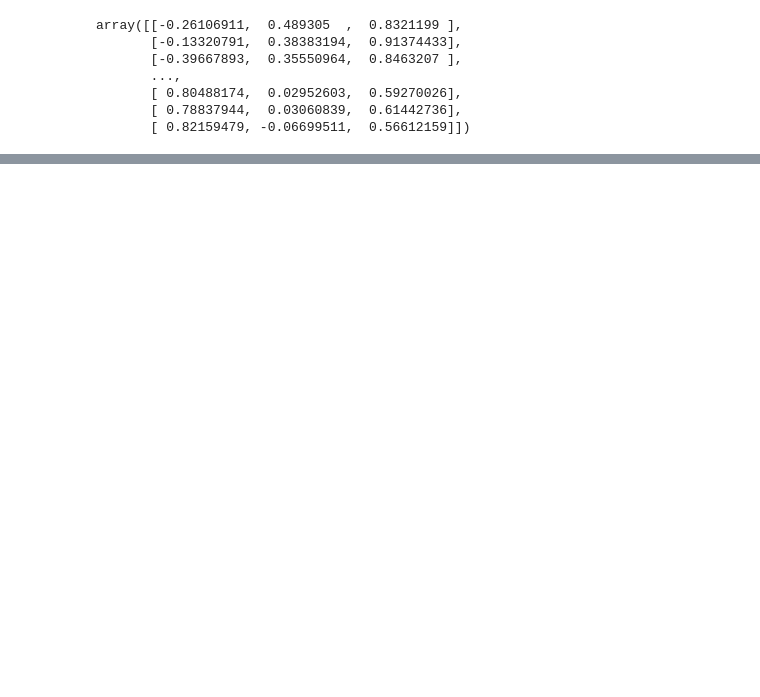
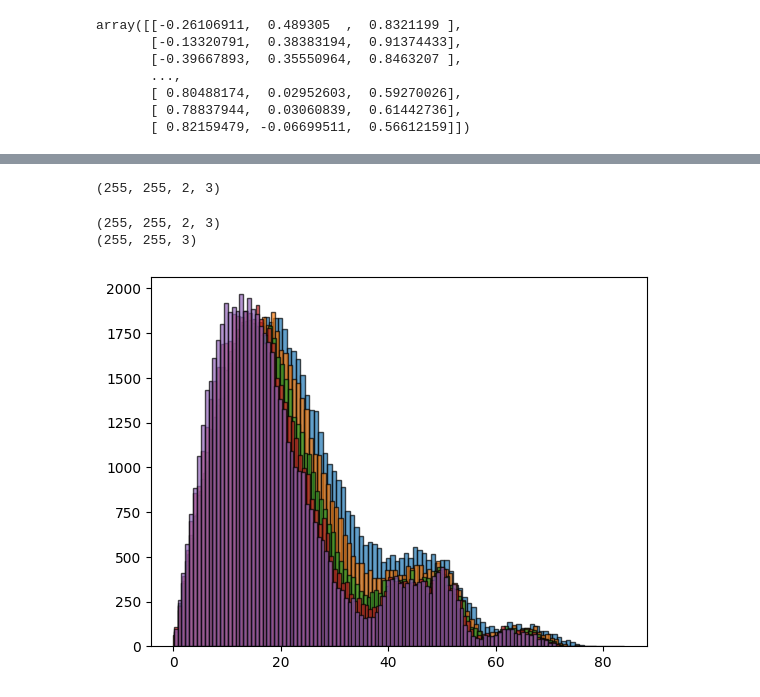
Before and after one commit to xdshiro/ray_tracing, a Jupyter notebook: roughness/roughness_study_v1.ipynb, the cells around one changed output, grey strips where cells are left out. Saved outputs shown, nothing was run; the diff lists cells and outputs as text; code cells hidden in the pictures; blank space fills up the shorter version.

```diff
--- a/roughness/roughness_study_v1.ipynb
+++ b/roughness/roughness_study_v1.ipynb
@@ -96,0 +177,5 @@ vertices_test = surface2['vertex'].data
+# %%
+normals_triangles_2D = normals_triangles(Z)
+print(normals_triangles_2D.shape)
+# %% [output]
+(255, 255, 2, 3)
@@ -96,0 +210,44 @@ vertices_test = surface2['vertex'].data
+# %%
+normals_triangles_2D = normals_triangles_fast(Z)
+print(normals_triangles_2D.shape)
+# print(normals_triangles_2D)
+normals_avg = avg_pooling_vector(normals_triangles_2D, size=1, stride=1)
+normals_avg2 = avg_pooling_vector(normals_triangles_2D, size=2, stride=1)
+normals_avg3 = avg_pooling_vector(normals_triangles_2D, size=3, stride=1)
+normals_avg4 = avg_pooling_vector(normals_triangles_2D, size=4, stride=1)
+normals_avg5 = avg_pooling_vector(normals_triangles_2D, size=5, stride=1)
+normals_avg6 = avg_pooling_vector(normals_triangles_2D, size=5, stride=1)
+normals_avg20 = avg_pooling_vector(normals_triangles_2D, size=20, stride=1)
+# print(normals_avg)
+print(normals_avg.shape)
+# %% [output]
+(255, 255, 2, 3)
+(255, 255, 3)
+# %%
+def find_angles_degree(normals):
+    z_norm = (0, 0, -1)
+    dot_products = np.dot(normals, z_norm)
+    cosine_angles = dot_products
+    angles_radians = np.arccos(np.clip(cosine_angles, -1.0, 1.0))
+    angles_degrees = np.degrees(angles_radians)
+    return angles_degrees
+# %%
+angles_avg1 = find_angles_degree(normals_avg)
+angles_avg2 = find_angles_degree(normals_avg2)
+angles_avg3 = find_angles_degree(normals_avg3)
+angles_avg4 = find_angles_degree(normals_avg4)
+angles_avg5 = find_angles_degree(normals_avg5)
+angles_avg6 = find_angles_degree(normals_avg6)
+angles_avg20 = find_angles_degree(normals_avg6)
+# %%
+plt.hist(angles_avg1.flatten(), bins=100, edgecolor='black', alpha=0.7)
+plt.hist(angles_avg2.flatten(), bins=100, edgecolor='black', alpha=0.7)
+plt.hist(angles_avg3.flatten(), bins=100, edgecolor='black', alpha=0.7)
+plt.hist(angles_avg4.flatten(), bins=100, edgecolor='black', alpha=0.7)
+plt.hist(angles_avg5.flatten(), bins=100, edgecolor='black', alpha=0.7)
+# plt.hist(angles_avg6.flatten(), bins=100, edgecolor='black', alpha=0.7)
+# plt.hist(angles_avg20.flatten(), bins=100, edgecolor='black', alpha=0.7)
+# plt.hist(angles_avg44.flatten(), bins=100, edgecolor='black', alpha=0.7)
+plt.show()
+# %% [output]
+[figure, added]
```
Also changed, not shown: parts of 27 cells of this notebook, 7 other files.
